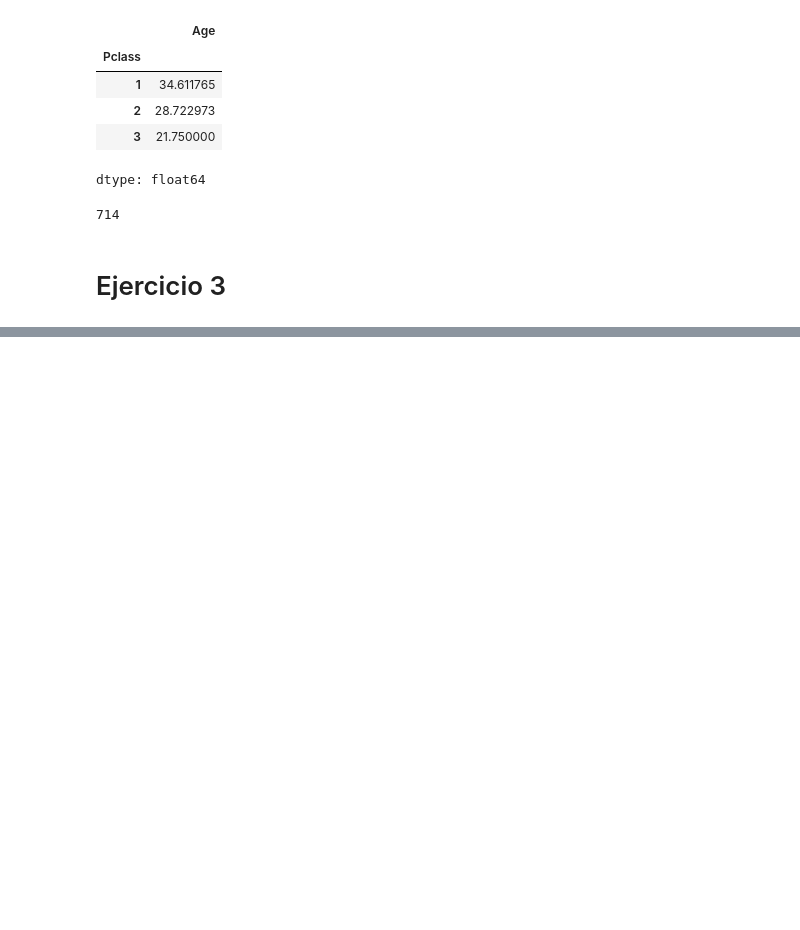
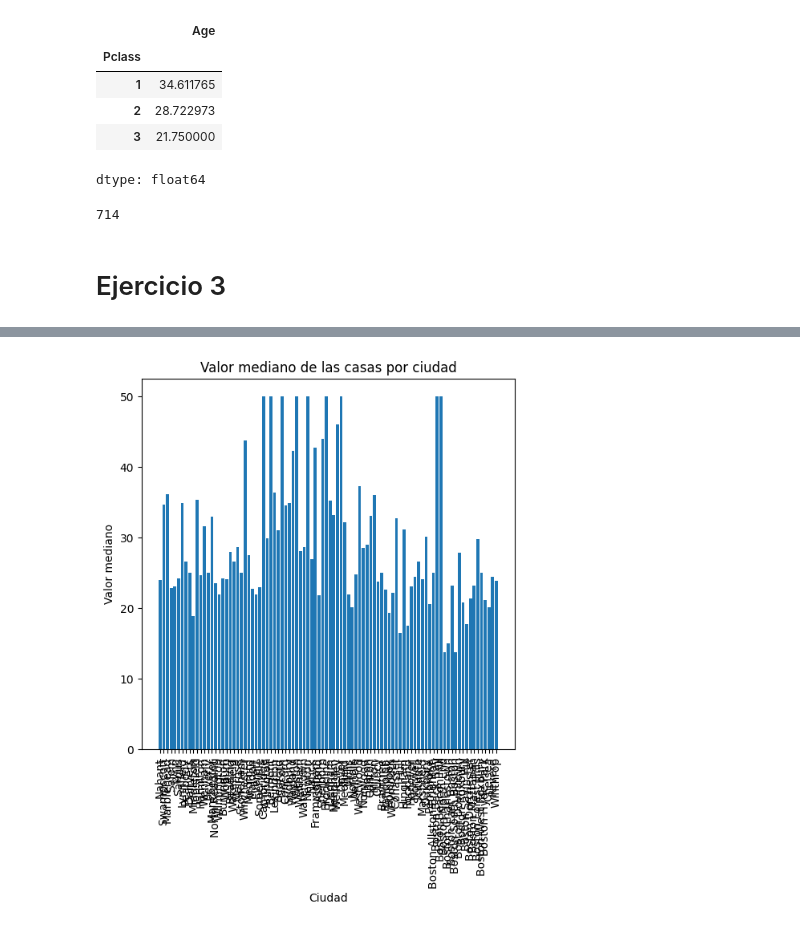
Before and after one commit to DanielLaBanda/DanielLaBanda, a Jupyter notebook: A01285898_M1_Actividad_5_Programación_en_Python_Librerías_Numpy_Matplotlib_Pandas.ipynb, the cells around one changed output, grey strips where cells are left out. Saved outputs shown, nothing was run; the diff lists cells and outputs as text; code cells hidden in the pictures; blank space fills up the shorter version.

```diff
--- a/A01285898_M1_Actividad_5_Programación_en_Python_Librerías_Numpy_Matplotlib_Pandas.ipynb
+++ b/A01285898_M1_Actividad_5_Programación_en_Python_Librerías_Numpy_Matplotlib_Pandas.ipynb
@@ -263,0 +334,10 @@ dtype: float64
+# %%
+plt.figure(figsize=(6,6))
+plt.bar(DF3['CIUDAD'], DF3['VALOR_MEDIANO'])
+plt.title('Valor mediano de las casas por ciudad')
+plt.xlabel('Ciudad')
+plt.ylabel('Valor mediano')
+plt.xticks(rotation=90)
+plt.show()
+# %% [output]
+[figure, added]
```
Also changed, not shown: parts of 7 cells of this notebook.
